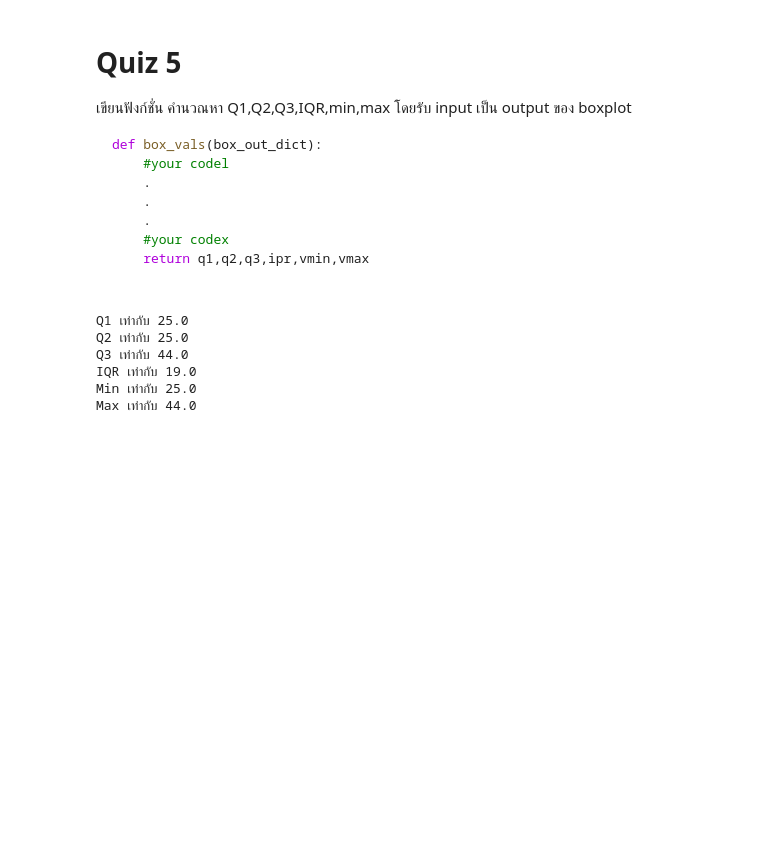
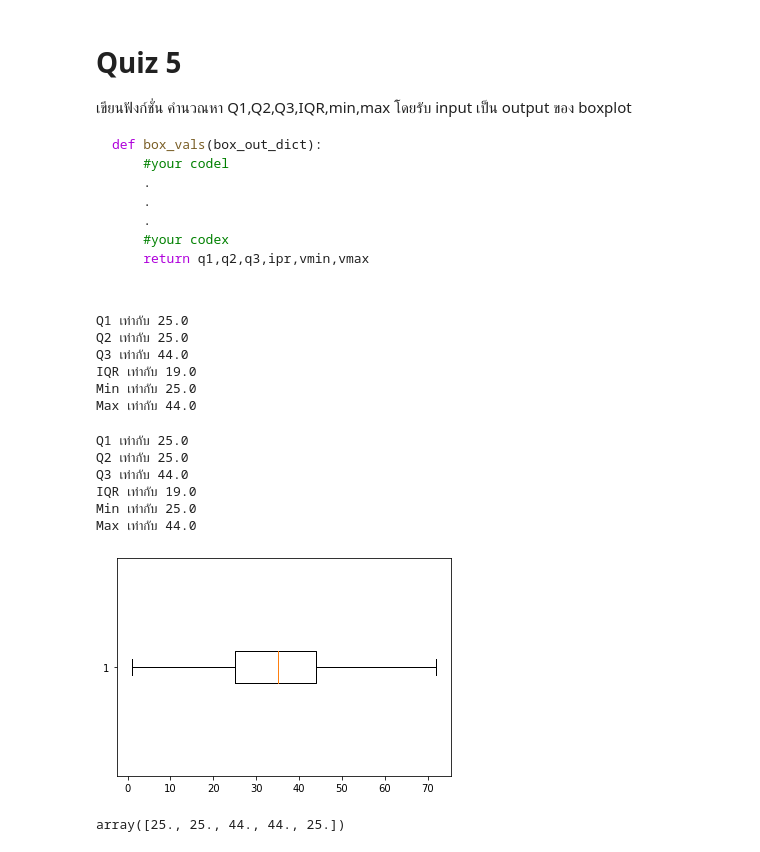
Before and after one commit to khanittha-phusopha/DWDM21, a Jupyter notebook: Data Preprocessing(Chapter3).ipynb, the cells around one changed output. Cells and saved outputs as stored; diff of their text form; code cells hidden in the pictures; blank space fills up the shorter version.

```diff
--- a/Data Preprocessing(Chapter3).ipynb
+++ b/Data Preprocessing(Chapter3).ipynb
@@ -1142,3 +1142,21 @@ Q3 เท่ากับ 44.0
 IQR เท่ากับ 19.0
 Min เท่ากับ 25.0
 Max เท่ากับ 44.0
+# %%
+box_vals(data_dict)
+# %% [output]
+Q1 เท่ากับ 25.0
+Q2 เท่ากับ 25.0
+Q3 เท่ากับ 44.0
+IQR เท่ากับ 19.0
+Min เท่ากับ 25.0
+Max เท่ากับ 44.0
+# %%
+data_dict = plt.boxplot(data_cases2_nomissingage_nooutlier['age'],vert=False)
+#กราฟก็จะเป็นแนวแกนวายแทน
+# %% [output]
+[figure, added]
+# %%
+data_dict['boxes'][0].get_xdata() #เกทเอ็ก อ่านค่าตามเอ็ก
+# %% [output]
+array([25., 25., 44., 44., 25.])
```
Also changed, not shown: parts of 6 cells of this notebook.
